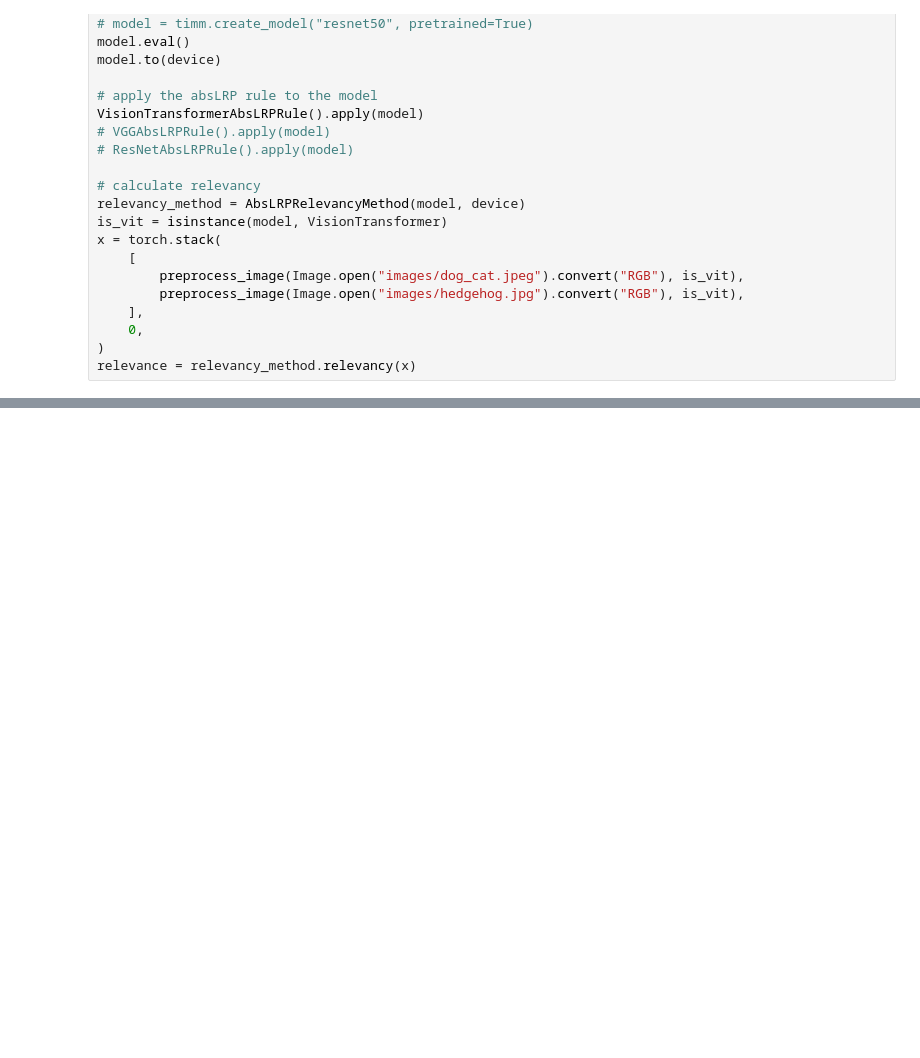
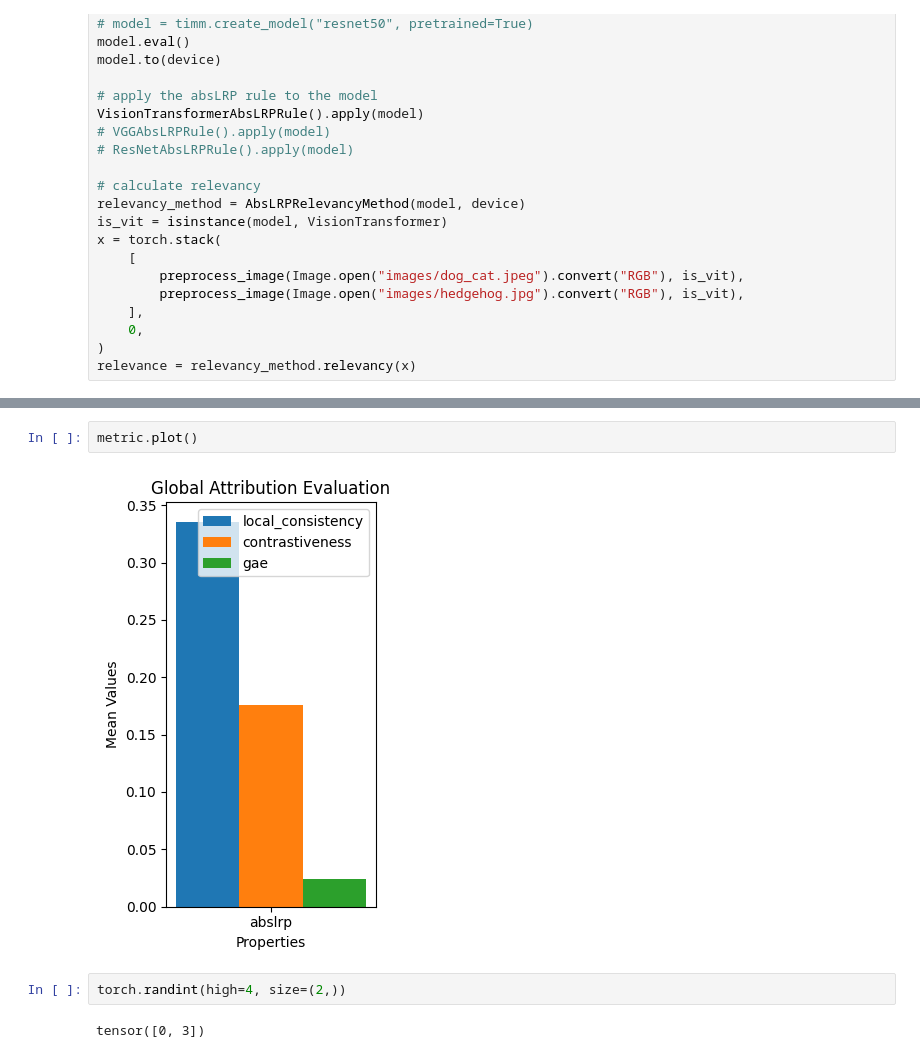
Before and after one commit to davor10105/relative-absolute-magnitude-propagation, a Jupyter notebook: REFACTOR_EXAMPLE.ipynb, the cells around one changed output, grey strips where cells are left out. Cells and saved outputs as stored; diff of their text form; blank space fills up the shorter version.

```diff
--- a/REFACTOR_EXAMPLE.ipynb
+++ b/REFACTOR_EXAMPLE.ipynb
@@ -38,0 +120,8 @@ visualize_batch(x, relevance, is_vit)
+# %%
+metric.plot()
+# %% [output]
+[figure, added]
+# %%
+torch.randint(high=4, size=(2,))
+# %% [output]
+tensor([0, 3])
```
Also changed, not shown: parts of 9 cells of this notebook, 2 other files.
